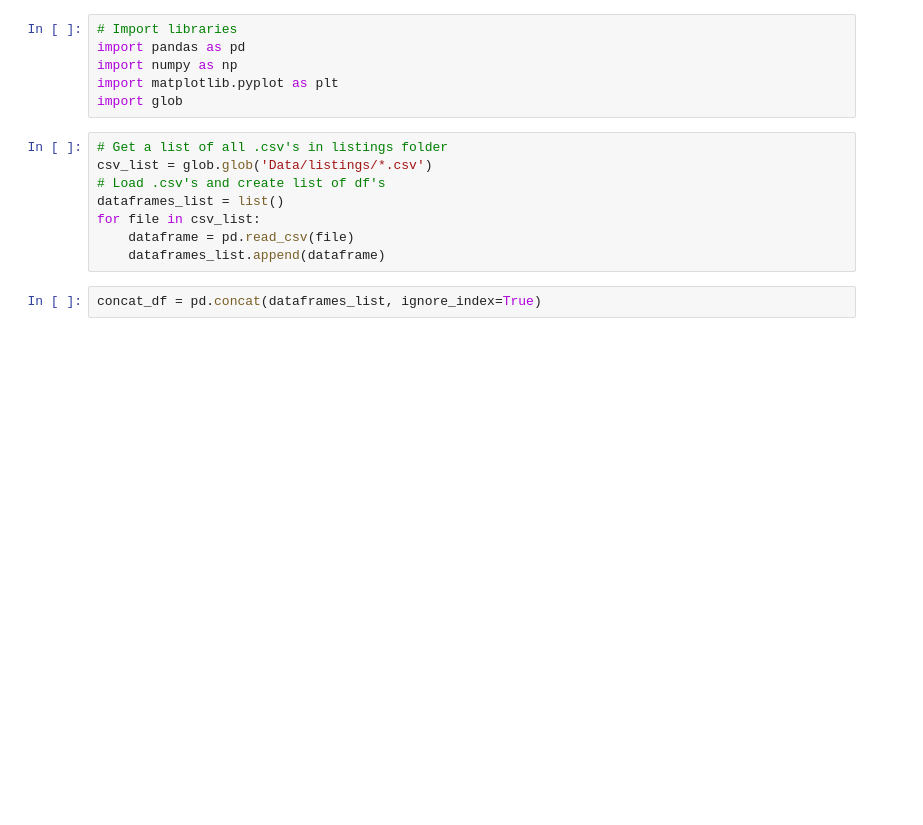
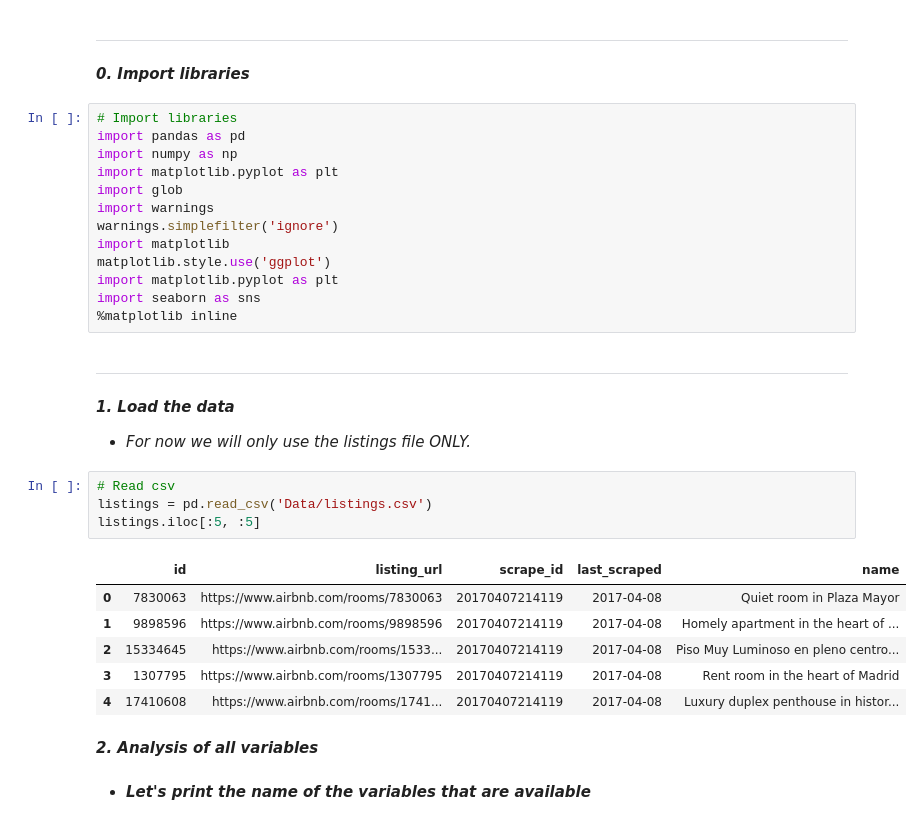
Before and after one commit to MartaBarrios/TFM, a Jupyter notebook: data_analysis.ipynb, the cells around one changed output. Cells and saved outputs as stored; diff of their text form; blank space fills up the shorter version.

Commit message:
- Added data analysis section

```diff
--- a/data_analysis.ipynb
+++ b/data_analysis.ipynb
@@ -1,16 +1,35 @@
+# %% [markdown]
+-----------------------------------------------
+***0. Import libraries***
 # %%
 # Import libraries
 import pandas as pd
 import numpy as np
 import matplotlib.pyplot as plt
 import glob
+import warnings
+warnings.simplefilter('ignore')
+import matplotlib
+matplotlib.style.use('ggplot')
+import matplotlib.pyplot as plt
+import seaborn as sns
+%matplotlib inline
-# %%
-# Get a list of all .csv's in listings folder
-csv_list = glob.glob('Data/listings/*.csv')
-# Load .csv's and create list of df's
-dataframes_list = list()
-for file in csv_list:
-    dataframe = pd.read_csv(file)
-    dataframes_list.append(dataframe)
-# %%
-concat_df = pd.concat(dataframes_list, ignore_index=True)
+# %% [markdown]
+-----------------------------------------------
+***1. Load the data***
+- *For now we will only use the listings file ONLY.*
+# %%
+# Read csv
+listings = pd.read_csv('Data/listings.csv')
+listings.iloc[:5, :5]
+# %% [output]
+|  | id | listing_url | scrape_id | last_scraped | name |
+| 0 | 7830063 | https://www.airbnb.com/rooms/7830063 | 20170407214119 | 2017-04-08 | Quiet room in Plaza Mayor |
+| 1 | 9898596 | https://www.airbnb.com/rooms/9898596 | 20170407214119 | 2017-04-08 | Homely apartment in the heart of ... |
+| 2 | 15334645 | https://www.airbnb.com/rooms/1533... | 20170407214119 | 2017-04-08 | Piso Muy Luminoso en pleno centro... |
+| 3 | 1307795 | https://www.airbnb.com/rooms/1307795 | 20170407214119 | 2017-04-08 | Rent room in the heart of Madrid |
+| 4 | 17410608 | https://www.airbnb.com/rooms/1741... | 20170407214119 | 2017-04-08 | Luxury duplex penthouse in histor... |
+# %% [markdown]
+***2. Analysis of all variables***
+# %% [markdown]
+- ***Let's print the name of the variables that are available***
```
Also changed, not shown: parts of 40 cells of this notebook.
